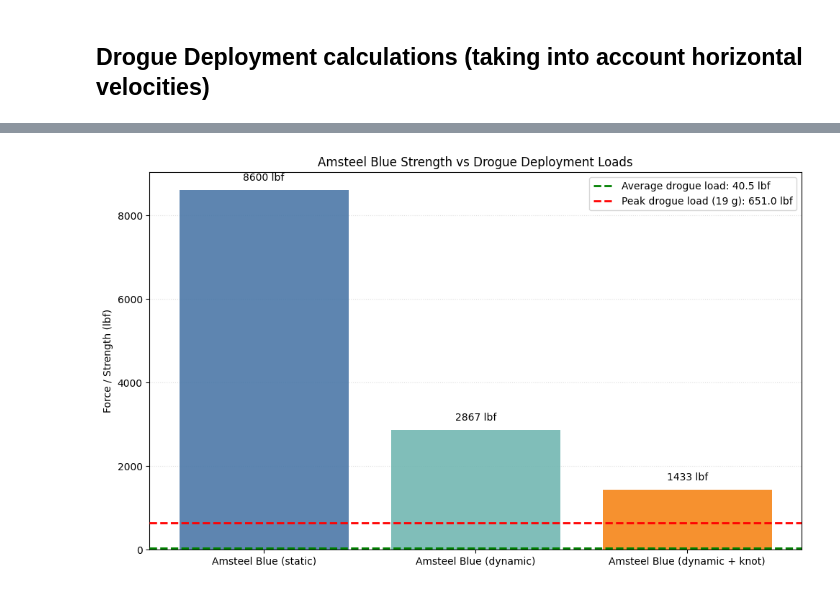
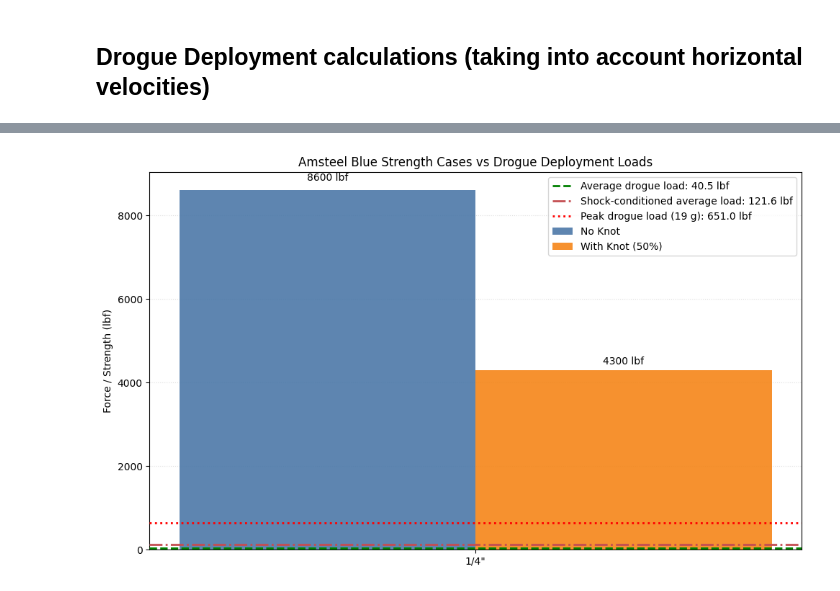
Before and after one commit to VoicefulEmu/DataAnalysisSnowbirdTest, a Jupyter notebook: code/ShockCordCalcs.ipynb, the cells around one changed output, grey strips where cells are left out. Saved outputs shown, nothing was run; the diff lists cells and outputs as text; code cells hidden in the pictures.

```diff
--- a/code/ShockCordCalcs.ipynb
+++ b/code/ShockCordCalcs.ipynb
@@ -59,10 +61,12 @@ a_mag = delta_v / deployment_time_s
 a_mag_g = a_mag / g
 
 avg_tension_N = mass_kg * (a_mag + g)
+shock_conditioned_tension_N = avg_tension_N * shock_load_factor
 peak_tension_N = mass_kg * max_g_main * g
 
 loads_N = {
     "Average deployment load": avg_tension_N,
+    f"Shock-conditioned average load (x{shock_load_factor:.1f})": shock_conditioned_tension_N,
     f"Peak load at {max_g_main:.0f} g": peak_tension_N,
 }
 loads_lbf = {name: value / N_PER_LBF for name, value in loads_N.items()}
@@ -286,26 +310,28 @@ import math
 speed_before_drogue_mps = math.hypot(
     v_horizontal_before_drogue_mps,
     v_vertical_before_drogue_mps,
- )
+)
 speed_after_drogue_mps = math.hypot(
     v_horizontal_after_drogue_mps,
     v_vertical_after_drogue_mps,
- )
+)
 
 delta_v_vertical_drogue_mps = v_vertical_after_drogue_mps - v_vertical_before_drogue_mps
 delta_v_horizontal_drogue_mps = v_horizontal_after_drogue_mps - v_horizontal_before_drogue_mps
 delta_v_total_drogue_mps = math.hypot(
     delta_v_horizontal_drogue_mps,
     delta_v_vertical_drogue_mps,
- )
+)
 a_drogue_mps2 = delta_v_total_drogue_mps / deployment_time_drogue_s
 a_drogue_g = a_drogue_mps2 / g_drogue
 
 avg_tension_drogue_N = mass_kg_drogue * (a_drogue_mps2 + g_drogue)
+shock_conditioned_tension_drogue_N = avg_tension_drogue_N * shock_load_factor_drogue
 peak_tension_drogue_N = mass_kg_drogue * max_g_drogue * g_drogue
 
 loads_drogue_N = {
     "Average drogue deployment load": avg_tension_drogue_N,
+    f"Shock-conditioned average load (x{shock_load_factor_drogue:.1f})": shock_conditioned_tension_drogue_N,
     f"Peak load at {max_g_drogue:.0f} g": peak_tension_drogue_N,
 }
 loads_drogue_lbf = {
@@ -404,57 +430,88 @@ CHECK DESIGN: Amsteel Blue (dynamic + knot) vs Peak load at 19 g gives FoS = 2.2
 # %%
 import matplotlib.pyplot as plt
+import numpy as np
 
-labels_drogue = list(strength_lbf_drogue.keys())
-strength_values_drogue = [strength_lbf_drogue[label] for label in labels_drogue]
+diameter_labels_drogue = list(diameters_drogue.keys())
+knot_treatment_labels_drogue = list(knot_treatments_drogue.keys())
+colors_drogue = ["#4c78a8", "#f58518"]
+
+x_drogue = np.arange(len(diameter_labels_drogue))
+n_treatments_drogue = len(knot_treatment_labels_drogue)
+width_drogue = 0.32
+offsets_drogue = np.linspace(
+    -(n_treatments_drogue - 1) / 2,
+    (n_treatments_drogue - 1) / 2,
+    n_treatments_drogue,
+) * width_drogue
+
 avg_load_drogue_lbf = loads_drogue_lbf["Average drogue deployment load"]
+shock_load_drogue_lbf = loads_drogue_lbf[
+    f"Shock-conditioned average load (x{shock_load_factor_drogue:.1f})"
+]
 peak_load_drogue_lbf = loads_drogue_lbf[f"Peak load at {max_g_drogue:.0f} g"]
 
 fig, ax = plt.subplots(figsize=(10, 6))
-bars = ax.bar(
-    labels_drogue,
-    strength_values_drogue,
-    color=["#4c78a8", "#72b7b2", "#f58518"],
-    alpha=0.9,
-    zorder=2,
- )
+
+for i, treatment_label in enumerate(knot_treatment_labels_drogue):
+    values = [
+        diameters_drogue[diameter_label] * knot_treatments_drogue[treatment_label]
+        for diameter_label in diameter_labels_drogue
+    ]
+    bars = ax.bar(
+        x_drogue + offsets_drogue[i],
+        values,
+        width_drogue,
+        label=treatment_label,
+        color=colors_drogue[i],
+        alpha=0.9,
+        zorder=2,
+    )
+    label_offset_drogue = max(values) * 0.02
+    for bar, value in zip(bars, values):
+        ax.text(
+            bar.get_x() + bar.get_width() / 2,
+            value + label_offset_drogue,
+            f"{value:.0f} lbf",
+            ha="center",
+            va="bottom",
+            fontsize=10,
+        )
 
 ax.axhline(
     avg_load_drogue_lbf,
     color="green",
     linestyle="--",
     linewidth=2,
     label=f"Average drogue load: {avg_load_drogue_lbf:.1f} lbf",
     zorder=3,
- )
+)
+ax.axhline(
+    shock_load_drogue_lbf,
+    color="#c44e52",
+    linestyle="-.",
+    linewidth=2,
+    label=f"Shock-conditioned average load: {shock_load_drogue_lbf:.1f} lbf",
+    zorder=3,
+)
 ax.axhline(
     peak_load_drogue_lbf,
     color="red",
-    linestyle="--",
+    linestyle=":",
     linewidth=2,
     label=f"Peak drogue load ({max_g_drogue:.0f} g): {peak_load_drogue_lbf:.1f} lbf",
     zorder=3,
- )
+)
 
-label_offset_drogue = max(strength_values_drogue) * 0.02
-for bar, value in zip(bars, strength_values_drogue):
-    ax.text(
-        bar.get_x() + bar.get_width() / 2,
-        value + label_offset_drogue,
-        f"{value:.0f} lbf",
-        ha="center",
-        va="bottom",
-        fontsize=10,
-    )
-
+ax.set_xticks(x_drogue)
+ax.set_xticklabels(diameter_labels_drogue)
 ax.set_ylabel("Force / Strength (lbf)")
-ax.set_title("Amsteel Blue Strength vs Drogue Deployment Loads")
+ax.set_title("Amsteel Blue Strength Cases vs Drogue Deployment Loads")
 ax.grid(axis="y", linestyle=":", alpha=0.4, zorder=1)
 ax.legend()
-plt.xticks(rotation=0)
 plt.tight_layout()
 plt.show()
 # %% [output]
-[figure, old version]
+[figure, new version]
 # %% [markdown]
 ## Drogue Notes
 - Enter signed velocity components so the vector delta-V includes both vertical and horizontal changes.
```
Also changed, not shown: parts of 11 cells of this notebook, 2 other files.
